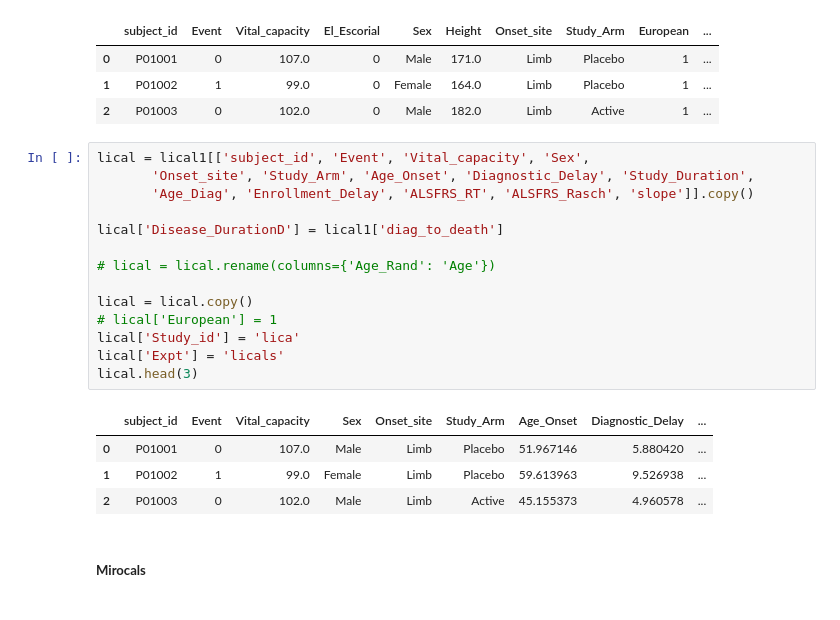
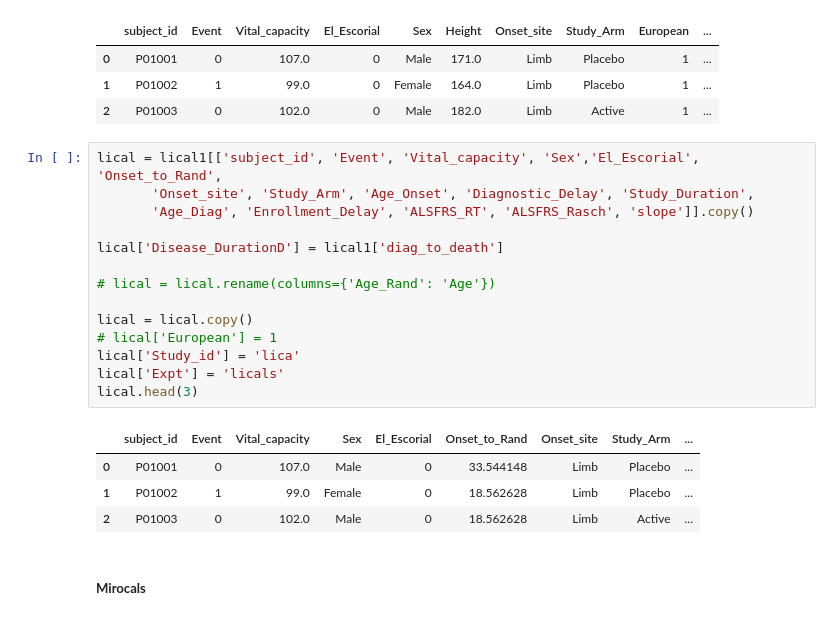
Before and after one commit to Uzoemeka/All_ALS_Data, a Jupyter notebook: 05_process_other_datasets.ipynb, the cells around one changed output. Cells and saved outputs as stored; diff of their text form.

```diff
--- a/05_process_other_datasets.ipynb
+++ b/05_process_other_datasets.ipynb
@@ -34,24 +34,24 @@ lical1.head(3)
 | 1 | P01002 | 1 | 99.0 | 0 | Female | 164.0 | Limb | Placebo | 1 | ... |
 | 2 | P01003 | 0 | 102.0 | 0 | Male | 182.0 | Limb | Active | 1 | ... |
 # %%
-lical = lical1[['subject_id', 'Event', 'Vital_capacity', 'Sex',
+lical = lical1[['subject_id', 'Event', 'Vital_capacity', 'Sex','El_Escorial', 'Onset_to_Rand',
        'Onset_site', 'Study_Arm', 'Age_Onset', 'Diagnostic_Delay', 'Study_Duration',
        'Age_Diag', 'Enrollment_Delay', 'ALSFRS_RT', 'ALSFRS_Rasch', 'slope']].copy()
 
 lical['Disease_DurationD'] = lical1['diag_to_death']
 
 # lical = lical.rename(columns={'Age_Rand': 'Age'})
 
 lical = lical.copy()
 # lical['European'] = 1
 lical['Study_id'] = 'lica'
 lical['Expt'] = 'licals'
 lical.head(3)
 # %% [output]
-|  | subject_id | Event | Vital_capacity | Sex | Onset_site | Study_Arm | Age_Onset | Diagnostic_Delay | ... |
-| 0 | P01001 | 0 | 107.0 | Male | Limb | Placebo | 51.967146 | 5.880420 | ... |
-| 1 | P01002 | 1 | 99.0 | Female | Limb | Placebo | 59.613963 | 9.526938 | ... |
-| 2 | P01003 | 0 | 102.0 | Male | Limb | Active | 45.155373 | 4.960578 | ... |
+|  | subject_id | Event | Vital_capacity | Sex | El_Escorial | Onset_to_Rand | Onset_site | Study_Arm | ... |
+| 0 | P01001 | 0 | 107.0 | Male | 0 | 33.544148 | Limb | Placebo | ... |
+| 1 | P01002 | 1 | 99.0 | Female | 0 | 18.562628 | Limb | Placebo | ... |
+| 2 | P01003 | 0 | 102.0 | Male | 0 | 18.562628 | Limb | Active | ... |
 # %% [markdown]
 ##### **Mirocals**
 # %%
```
Also changed, not shown: parts of 9 cells of this notebook, 17 other files.
